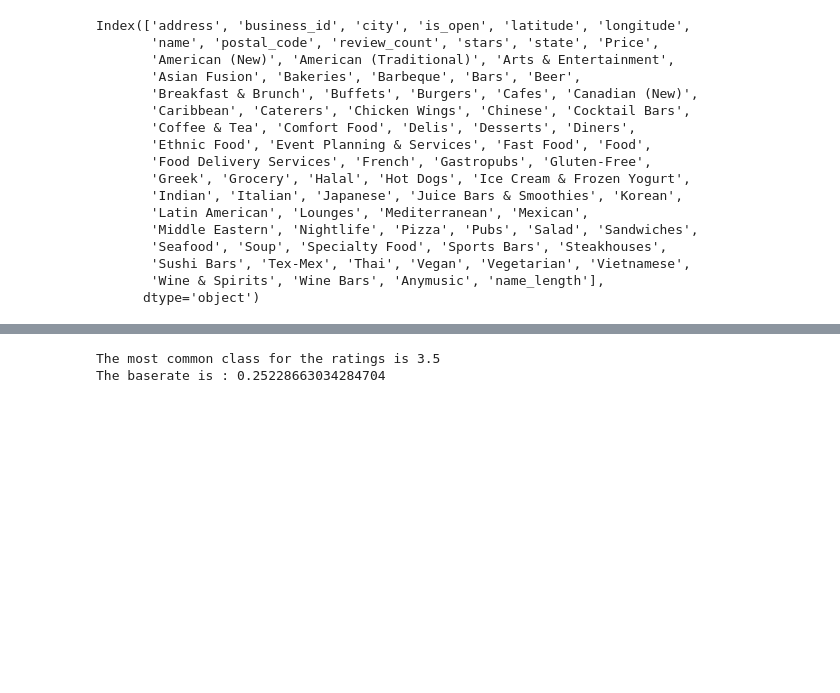
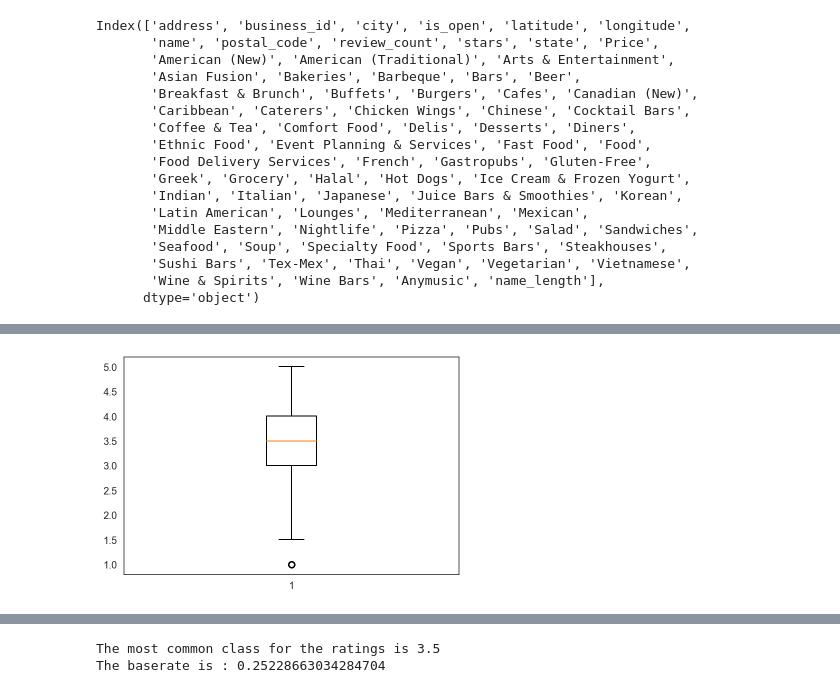
Before and after one commit to DLaux/DMML-Project, a Jupyter notebook: code/Main.ipynb, the cells around one changed output, grey strips where cells are left out. Cells and saved outputs as stored; diff of their text form; code cells hidden in the pictures; blank space fills up the shorter version.

```diff
--- a/code/Main.ipynb
+++ b/code/Main.ipynb
@@ -63,9 +78,5 @@ ambiance = ["romantic","intimate","classy","hipster","divey","touristy","trendy"
 for column in df[cuisine_type] :
     df[column] = df[column]=="1"
-# %%
-df['stars']=df['stars'].astype(float)
-df.Price = pd.to_numeric(df.Price, errors='coerce')
-df = df[np.isfinite(df['Price'])]
 # %%
 df.columns
 # %% [output]
@@ -91,0 +100,13 @@ df["name_length"]= df["name_length"].astype(int)
+# %%
+df['stars']=df['stars'].astype('float')
+df.Price = pd.to_numeric(df.Price, errors='coerce')
+df = df[np.isfinite(df['Price'])]
+#df["Price"]= df["Price"].astype(int)
+
+df["review_count"]= df["review_count"].astype(int)
+df["name_length"]= df["name_length"].astype(int)
+df["name"]= df["name"].astype(str)
+df["address"]= df["address"].astype(str)
+
+df['latitude'] = df['latitude'].astype(float)
+df['longitude'] = df['longitude'].astype(float)
@@ -91,0 +178,6 @@ df["name_length"]= df["name_length"].astype(int)
+# %%
+box_plot_data = df['stars'].astype("float")
+plt.boxplot(box_plot_data)
+plt.show()
+# %% [output]
+[figure, added]
```
Also changed, not shown: parts of 72 cells of this notebook.
